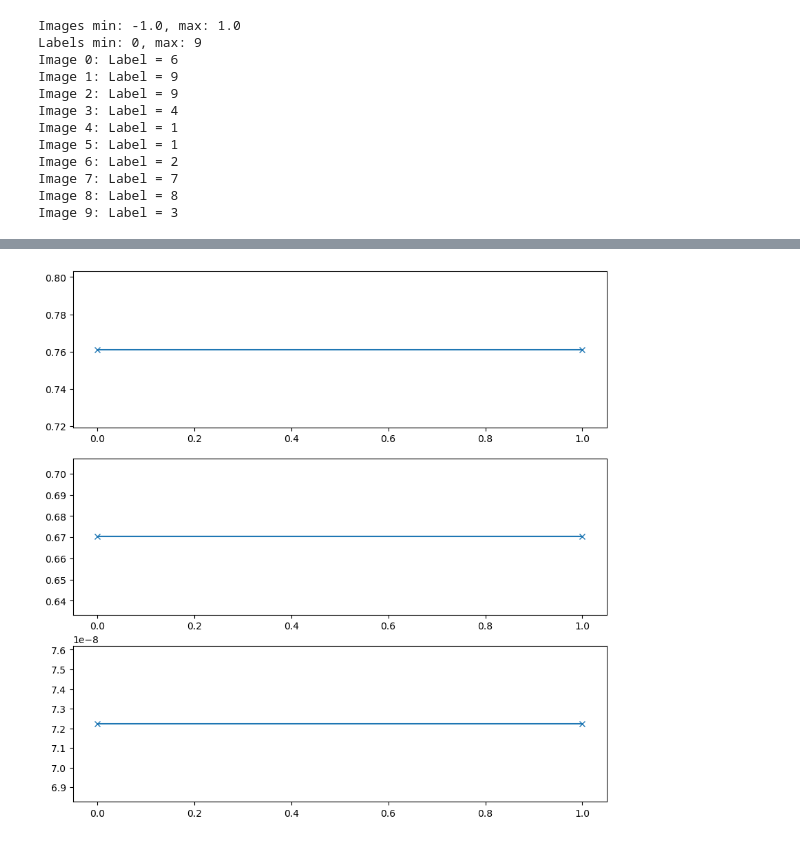
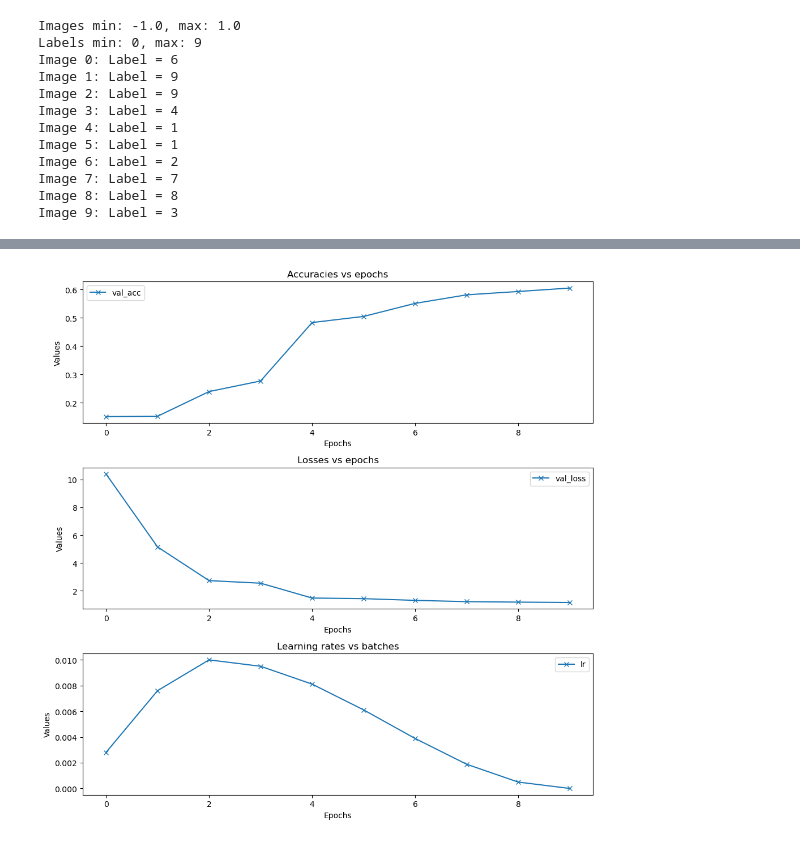
Before and after one commit to theavgandrew/CIFAR10_classifier, a Jupyter notebook: CIFAR10-Resnet.ipynb, the cells around one changed output, grey strips where cells are left out. Drawn from its saved outputs; the diff is of its cells as text; code cells hidden in the pictures.

Commit message:
jupyter notebook now shows correct graph and stuff. lowkey still don't know why it only works sometimes and why it's only getting to 60% accuracy

```diff
--- a/CIFAR10-Resnet.ipynb
+++ b/CIFAR10-Resnet.ipynb
@@ -100,7 +100,7 @@ class DeviceDataLoader():
   def __len__(self):
     return len(self.dl)
 
-device = torch.device('cpu')
+device = get_default_device()
 train_dl = DeviceDataLoader(train_dl, device)
 val_dl = DeviceDataLoader(val_dl, device)
 test_dl = DeviceDataLoader(test_dl, device)
@@ -186,31 +174,28 @@ def evaluate(model, dl, loss_func):
   return epoch_avg_loss, epoch_avg_acc
 
 def train(model, train_dl, val_dl, epochs, max_lr, loss_func, optim):
-  #initialize optimizer
+    #initialize optimizer
   optimizer = optim(model.parameters(), max_lr)
   scheduler = torch.optim.lr_scheduler.OneCycleLR(optimizer, max_lr, epochs * len(train_dl))
 
   results = []
+
   for epoch in range(epochs):
     model.train()
     train_losses = []
     lrs = []
     for images, labels in train_dl:
-      #logits = model(images)
-      logits = torch.clamp(model(images), min=-1e10, max=1e10)  # Clamp logits within a safe range
+      logits = model(images)
+      #logits = torch.clamp(model(images), min=-1e10, max=1e10)  # Clamp logits within a safe range
       loss = loss_func(logits, labels) # logits and labels are not one hot encoded
       train_losses.append(loss.item()) # Store scalar loss value
       loss.backward() # delta_loss / delta_model_parameters
-      # Apply gradient clipping
-      torch.nn.utils.clip_grad_norm_(model.parameters(), max_norm=1.0)
       optimizer.step()
       optimizer.zero_grad()
       scheduler.step()
       lrs.append(optimizer.param_groups[0]["lr"])
     epoch_train_loss = sum(train_losses) / len(train_losses)
-    # NaN print(sum(train_losses))
     epoch_avg_loss, epoch_avg_acc = evaluate(model, val_dl, loss_func)
-
     # Store results
     results.append({
       'train_loss': epoch_train_loss,
@@ -224,7 +209,7 @@ def train(model, train_dl, val_dl, epochs, max_lr, loss_func, optim):
           f"Train Loss = {epoch_train_loss:.4f}, "
           f"Val Loss = {epoch_avg_loss:.4f}, "
           f"Val Acc = {epoch_avg_acc:.4f}, "
-          f"Learning Rate = {lrs[-1]:.6f}")
+          f"Learning Rate = {lrs[-1]:.6f}, ")
 
     # Free up memory
     torch.mps.empty_cache()
@@ -232,9 +217,9 @@ def train(model, train_dl, val_dl, epochs, max_lr, loss_func, optim):
   return results
 # %%
 #model = to_device(model, device)
-epochs = 2
+epochs = 10
 max_lr = 1e-2
-loss_func = nn.CrossEntropyLoss() # cross entropy loss function allows for non one hot encoded vectors
+loss_func = nn.functional.cross_entropy # cross entropy loss function allows for non one hot encoded vectors
 optim = torch.optim.Adam
 # %%
 %%time
@@ -252,16 +248,32 @@ Wall time: 16min 47s
 # %%
 def plot(results, pairs):
-  import matplotlib.pyplot as plt
-  fig, axes = plt.subplots(len(pairs), figsize=(10, 10))
-  for i, pair in enumerate(pairs):
-    for title, graphs in pair.items():
-      axes[i].set_title = title
-      axes[i].legen = graphs
-      for graph in graphs:
-        axes[i].plot([result[graph] for results in results], '-x')
-plot(results, [{"Accuracies vs epochs": ['val_acc']}, {"Losses vs epochs": ['val_loss']}, {"Learning rates vs batches": ['lr']}])
+    import matplotlib.pyplot as plt
+
+    fig, axes = plt.subplots(len(pairs), figsize=(10, 10))
+    if len(pairs) == 1:
+        axes = [axes]  # Ensure axes is always iterable
+
+    for i, pair in enumerate(pairs):
+        for title, graphs in pair.items():
+            axes[i].set_title(title)
+            for graph in graphs:
+                axes[i].plot(
+                    [result[graph] for result in results], '-x', label=graph
+                )
+            axes[i].legend()
+            axes[i].set_xlabel("Epochs")
+            axes[i].set_ylabel("Values")
+
+    plt.tight_layout()
+    plt.show()
+
+plot(results, [
+    {"Accuracies vs epochs": ['val_acc']},
+    {"Losses vs epochs": ['val_loss']},
+    {"Learning rates vs batches": ['lr']}
+])
 # %% [output]
-[figure, old version]
+[figure, new version]
 # %%
 test_acc = evaluate(model, test_dl, loss_func)
 print(test_acc)
```
Also changed, not shown: parts of 4 cells of this notebook, 1 other file.
